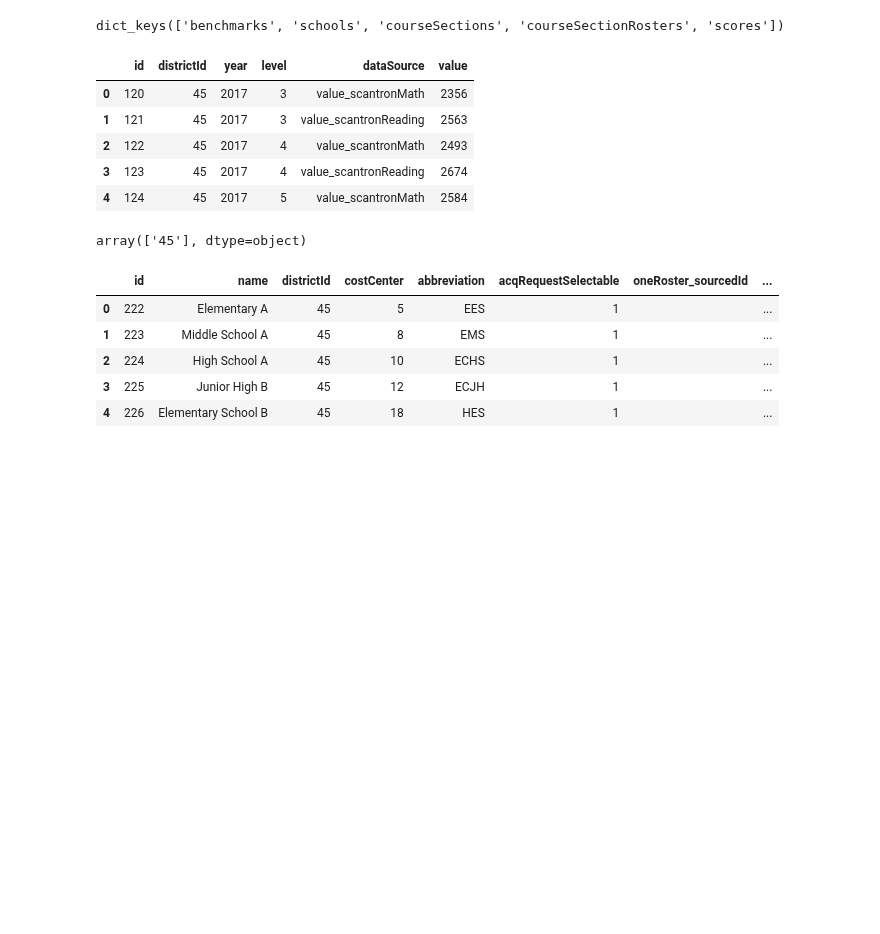
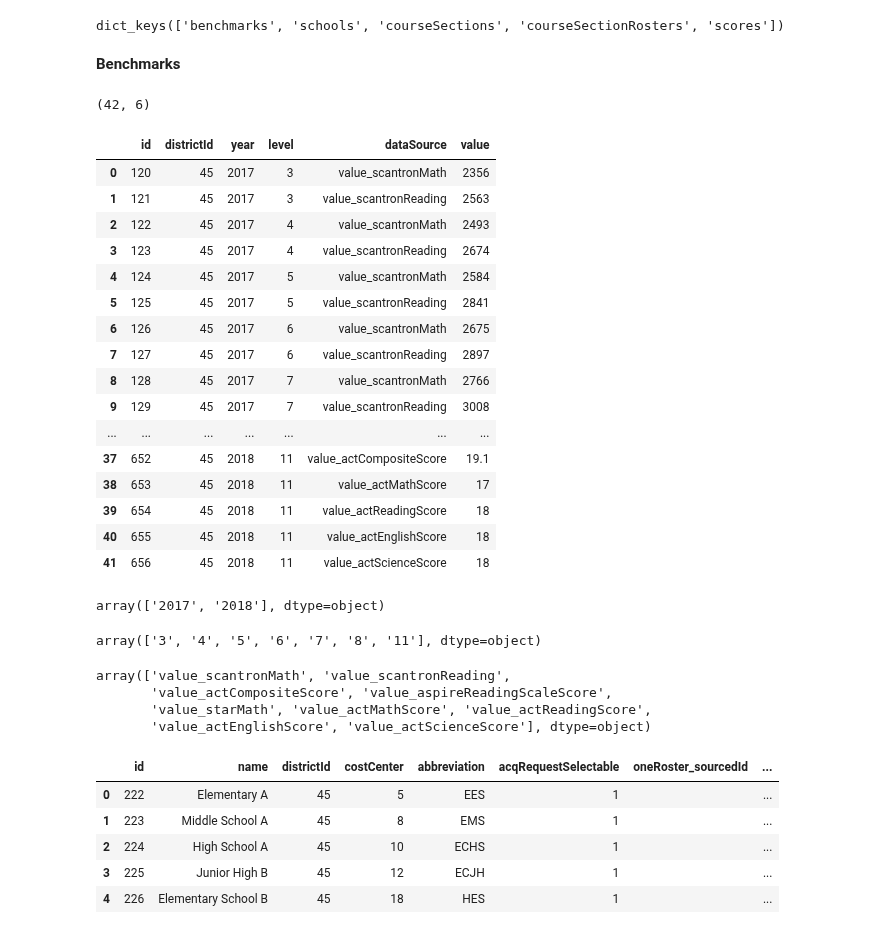
Before and after one commit to level-data-1a/predicting-proficiency, a Jupyter notebook: maya-explore.ipynb, the cells around one changed output. Drawn from its saved outputs; the diff is of its cells as text; code cells hidden in the pictures; blank space fills up the shorter version.

Commit message:
some EDA, mainly for benchmarks/scores

```diff
--- a/maya-explore.ipynb
+++ b/maya-explore.ipynb
@@ -15,19 +15,45 @@ df_schools = pd.DataFrame(data['schools'])
 df_courseSections = pd.DataFrame(data['courseSections'])
 df_courseSectionRosters = pd.DataFrame(data['courseSectionRosters'])
 df_scores = pd.DataFrame(data['scores'])
-# %%
-df_benchmarks.head()
-# %% [output]
-|  | id | districtId | year | level | dataSource | value |
-| 0 | 120 | 45 | 2017 | 3 | value_scantronMath | 2356 |
-| 1 | 121 | 45 | 2017 | 3 | value_scantronReading | 2563 |
-| 2 | 122 | 45 | 2017 | 4 | value_scantronMath | 2493 |
-| 3 | 123 | 45 | 2017 | 4 | value_scantronReading | 2674 |
-| 4 | 124 | 45 | 2017 | 5 | value_scantronMath | 2584 |
+# %% [markdown]
+**Benchmarks**
+# %%
+print(df_benchmarks.shape)
+df_benchmarks.head(42)
+# %% [output]
+(42, 6)
+|  | id | districtId | year | level | dataSource | value |
+| 0 | 120 | 45 | 2017 | 3 | value_scantronMath | 2356 |
+| 1 | 121 | 45 | 2017 | 3 | value_scantronReading | 2563 |
+| 2 | 122 | 45 | 2017 | 4 | value_scantronMath | 2493 |
+| 3 | 123 | 45 | 2017 | 4 | value_scantronReading | 2674 |
+| 4 | 124 | 45 | 2017 | 5 | value_scantronMath | 2584 |
+| 5 | 125 | 45 | 2017 | 5 | value_scantronReading | 2841 |
+| 6 | 126 | 45 | 2017 | 6 | value_scantronMath | 2675 |
+| 7 | 127 | 45 | 2017 | 6 | value_scantronReading | 2897 |
+| 8 | 128 | 45 | 2017 | 7 | value_scantronMath | 2766 |
+| 9 | 129 | 45 | 2017 | 7 | value_scantronReading | 3008 |
+| ... | ... | ... | ... | ... | ... | ... |
+| 37 | 652 | 45 | 2018 | 11 | value_actCompositeScore | 19.1 |
+| 38 | 653 | 45 | 2018 | 11 | value_actMathScore | 17 |
+| 39 | 654 | 45 | 2018 | 11 | value_actReadingScore | 18 |
+| 40 | 655 | 45 | 2018 | 11 | value_actEnglishScore | 18 |
+| 41 | 656 | 45 | 2018 | 11 | value_actScienceScore | 18 |
 # %%
-df_benchmarks['districtId'].unique()
+df_benchmarks['year'].unique()
 # %% [output]
-array(['45'], dtype=object)
+array(['2017', '2018'], dtype=object)
+# %%
+df_benchmarks['level'].unique()
+# %% [output]
+array(['3', '4', '5', '6', '7', '8', '11'], dtype=object)
+# %%
+df_benchmarks['dataSource'].unique()
+# %% [output]
+array(['value_scantronMath', 'value_scantronReading',
+       'value_actCompositeScore', 'value_aspireReadingScaleScore',
+       'value_starMath', 'value_actMathScore', 'value_actReadingScore',
+       'value_actEnglishScore', 'value_actScienceScore'], dtype=object)
 # %%
 df_schools.head()
 # %% [output]
```
Also changed, not shown: parts of 6 cells of this notebook.
